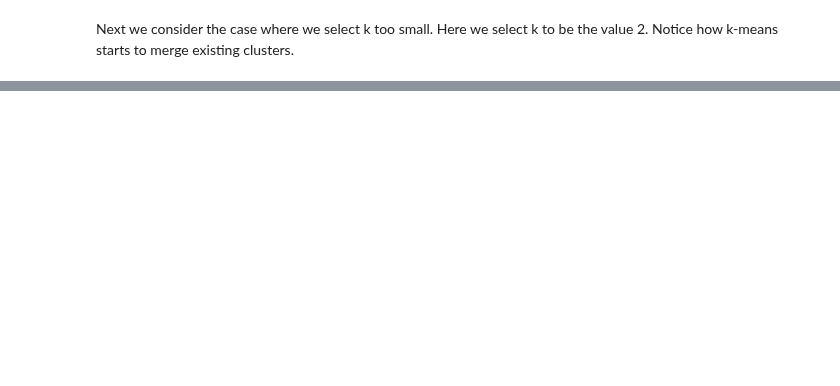
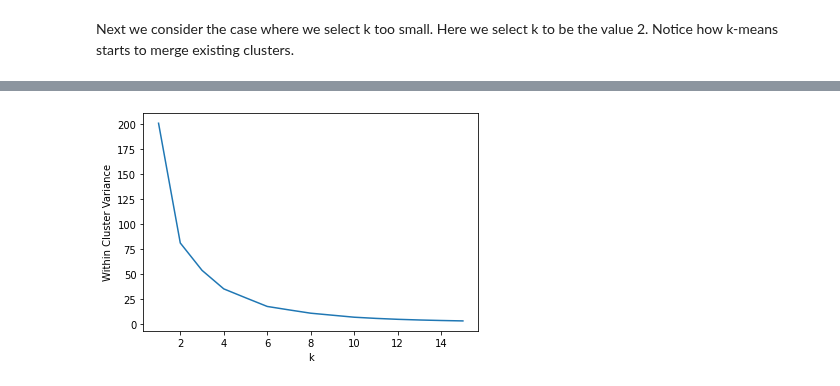
Before and after one commit to IndraniMandal/CSC310-S20, a Jupyter notebook: 17a_unsupervised_learning.ipynb, the cells around one changed output, grey strips where cells are left out. Saved outputs shown, nothing was run; the diff lists cells and outputs as text; code cells hidden in the pictures; blank space fills up the shorter version.

```diff
--- a/17a_unsupervised_learning.ipynb
+++ b/17a_unsupervised_learning.ipynb
@@ -129,23 +140,0 @@ Elbow Method – compute n different cluster models and compute the density with
-# %%
-# Source: http://www.slideshare.net/SarahGuido/kmeans-clustering-with-scikitlearn
-def elbow(df, n):
-    import matplotlib.pyplot as plt
-    from sklearn.cluster import KMeans
-    import numpy as np
-    from scipy.spatial.distance import cdist, pdist
-    # kmeans models for each k
-    kMeansVar = [KMeans(n_clusters=k).fit(df.values) for k in range(1, n+1)]
-    # get the centroids of the models
-    centroids = [X.cluster_centers_ for X in kMeansVar]
-    # find the distances of the values to the centroids
-    k_euclid = [cdist(df.values, cent) for cent in centroids]
-    # find the distance of each point to its cluster center
-    dist = [np.min(ke, axis=1) for ke in k_euclid]
-    # total within cluster sum of squares
-    wcss = [sum(d**2) for d in dist]
-    # total sum of squares
-    tss = sum(pdist(df.values)**2)/df.values.shape[0]
-    # between clusters sum of squares
-    bss = tss - wcss
-    plt.plot(list(range(1,n+1)),bss)
-    plt.show()
@@ -538,0 +189,14 @@ Details in Brightspace.
+# %%
+import pandas as pd
+import matplotlib.pyplot as plt
+from sklearn.cluster import KMeans
+from sklearn.datasets import make_moons
+from elbow import plot_elbow
+
+# generate data
+X, y = make_moons(200, noise=.05)
+
+# generate elbow plot to find optimal k
+plot_elbow(pd.DataFrame(X),15)
+# %% [output]
+[figure, added]
```
Also changed, not shown: parts of 74 cells of this notebook.
